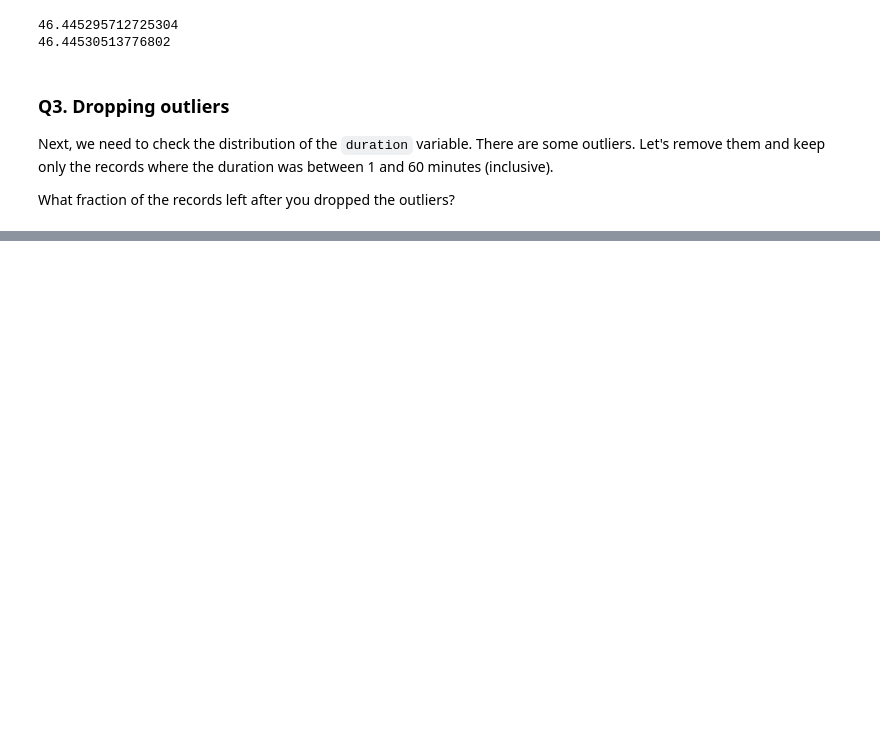
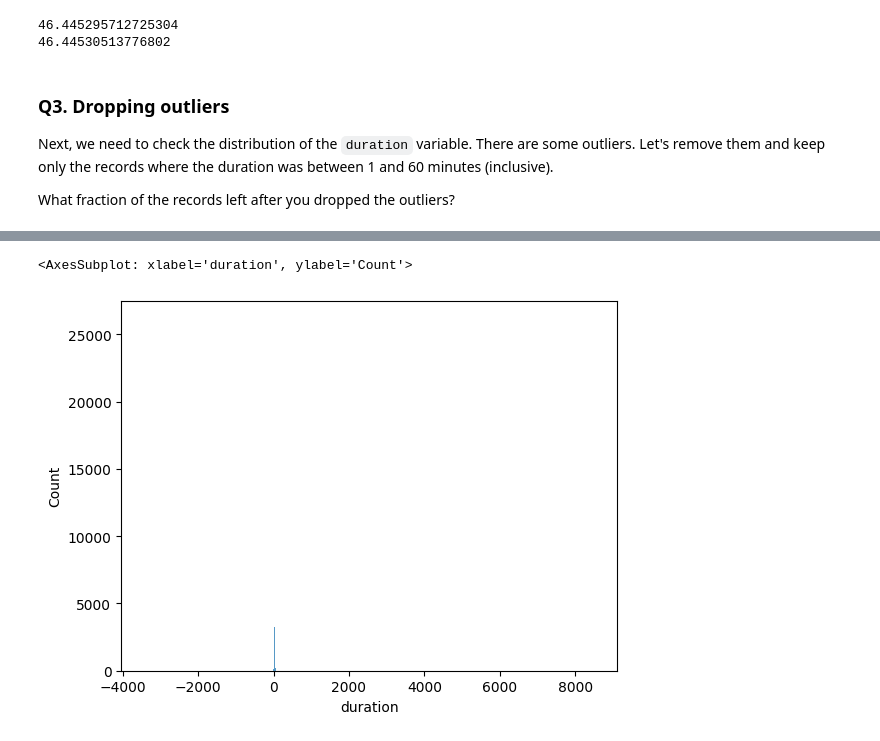
Before and after one commit to egeai/data_talks_club, a Jupyter notebook: week_1/01_Intro_homework.ipynb, the cells around one changed output, grey strips where cells are left out. Drawn from its saved outputs; the diff is of its cells as text; code cells hidden in the pictures; blank space fills up the shorter version.

```diff
--- a/week_1/01_Intro_homework.ipynb
+++ b/week_1/01_Intro_homework.ipynb
@@ -72,0 +119,6 @@ What fraction of the records left after you dropped the outliers?
+# %%
+# One of the best ways to describe a variable is to report the values that appear in the dataset and how many times each value appears. This is called distribution of the variable.
+sns.histplot(nyc_dataframe.duration)
+# %% [output]
+<AxesSubplot: xlabel='duration', ylabel='Count'>
+[figure, added]
```
Also changed, not shown: parts of 7 cells of this notebook.
